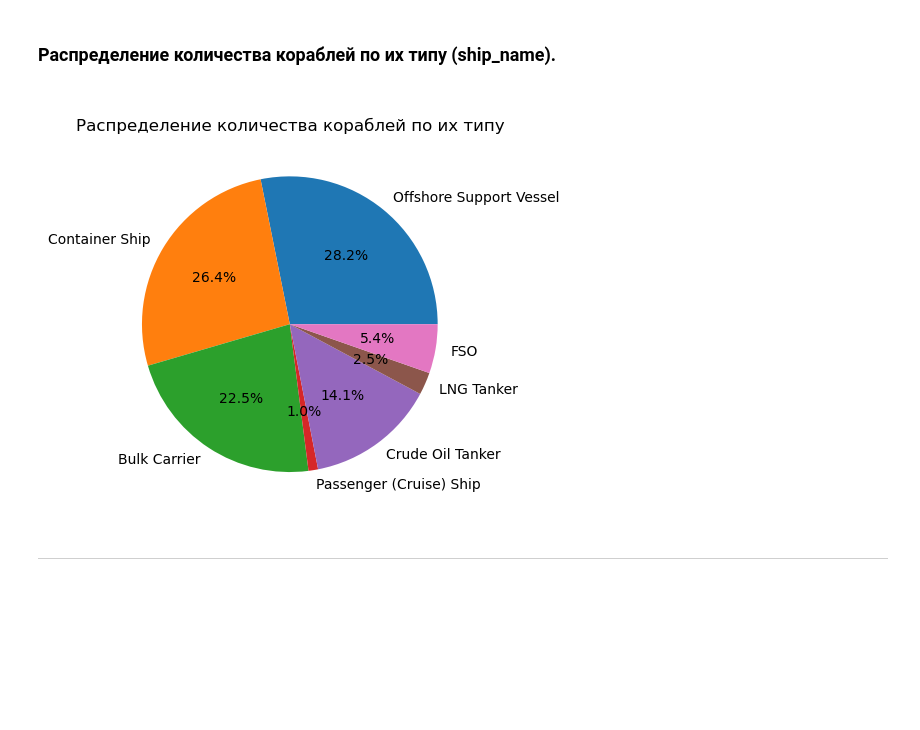
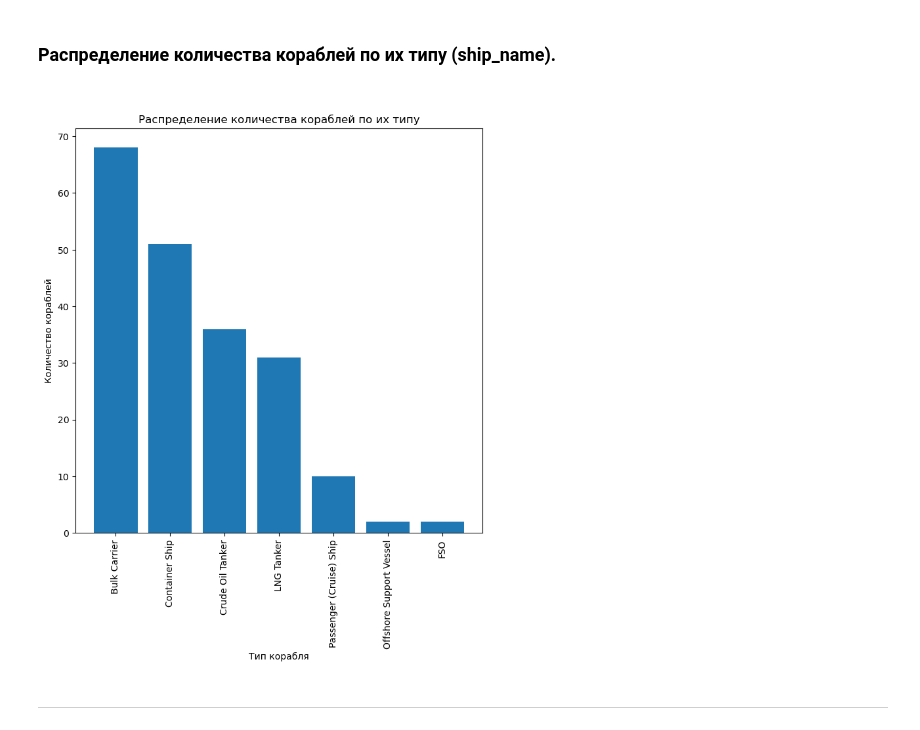
Before and after one commit to YaPP-BMSTU/yapp_labs_Renat, a Jupyter notebook: anaconda/jupiter/task1.ipynb, the cells around one changed output. Drawn from its saved outputs; the diff is of its cells as text; code cells hidden in the pictures; blank space fills up the shorter version.

```diff
--- a/anaconda/jupiter/task1.ipynb
+++ b/anaconda/jupiter/task1.ipynb
@@ -24,13 +33,18 @@ ___
 # %% [markdown]
 <h3>Распределение количества кораблей по их типу (ship_name).<h3/>
 # %%
-ships = cleaned_ships_data.groupby("ship_name").sum('gt')['gt']
-names = cleaned_ships_data["ship_name"].unique().tolist()
-plt.pie(ships.tolist(), labels=names, autopct='%1.1f%%')
+ship_counts = cleaned_ships_data['ship_name'].value_counts()
+ship_names = ship_counts.index
+ship_counts_values = ship_counts.values
+plt.figure(figsize=(8, 8))
+plt.bar(ship_names, ship_counts_values)
+plt.xlabel('Тип корабля')
+plt.ylabel('Количество кораблей')
 plt.title('Распределение количества кораблей по их типу')
+plt.xticks(rotation=90)
 plt.show()
 # %% [output]
-[figure, old version]
+[figure, new version]
 # %% [markdown]
 ___
 # %% [markdown]
```
Also changed, not shown: parts of 12 cells of this notebook, 4 other files.
